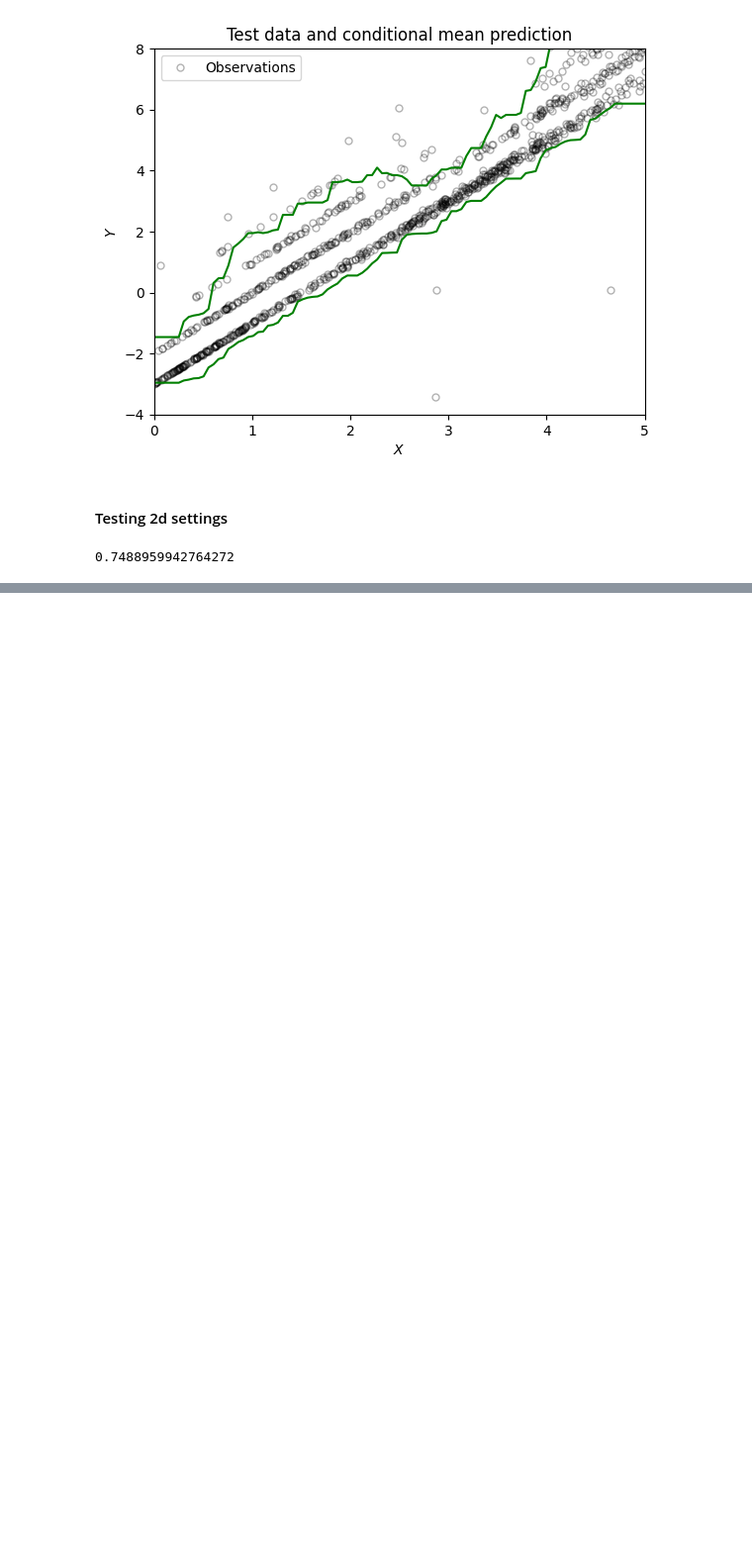
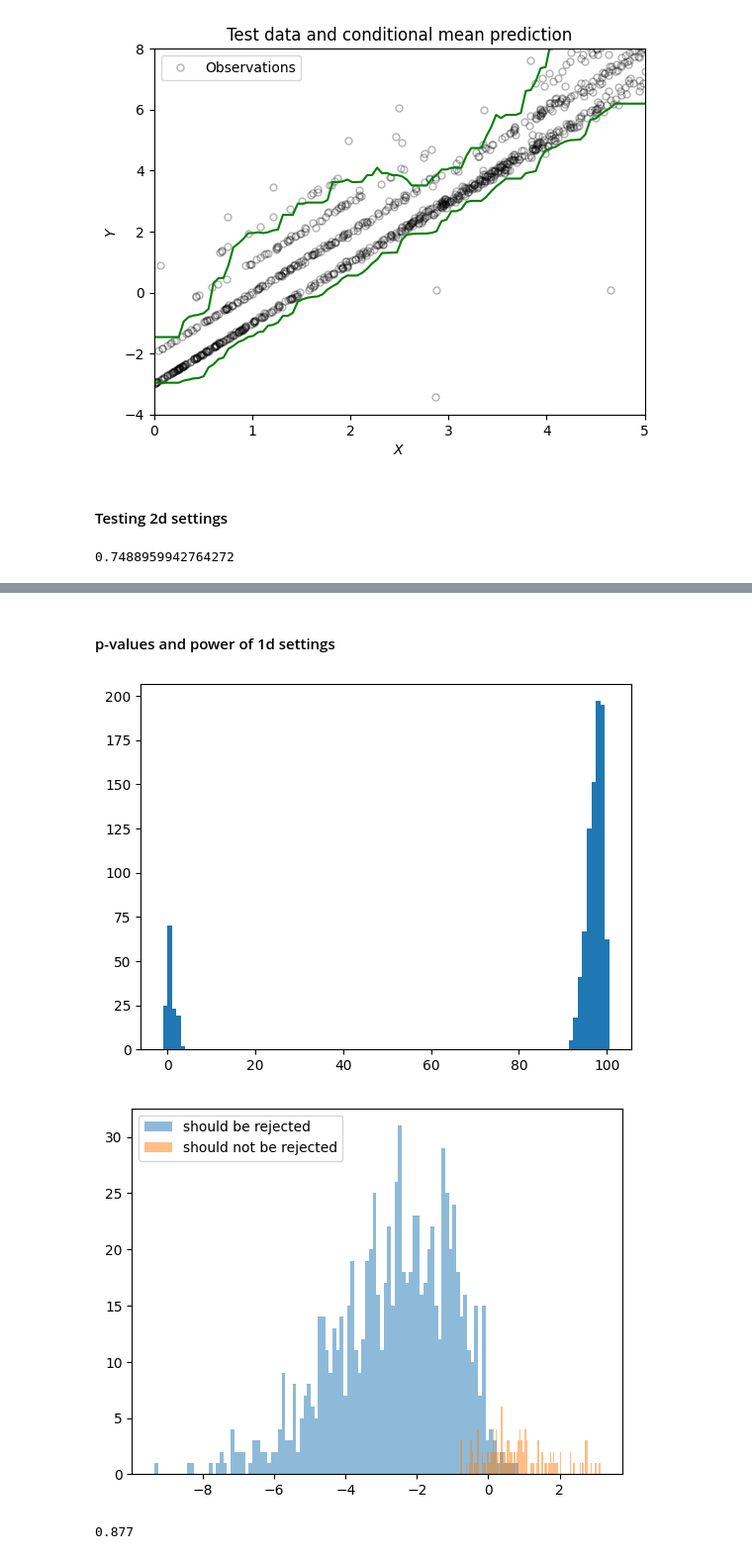
Before and after one commit to Tian-Bai/selcf_paper, a Jupyter notebook: utils/other.ipynb, the cells around one changed output, grey strips where cells are left out. Shown at 99% size. Cells and saved outputs as stored; diff of their text form; code cells hidden in the pictures; blank space fills up the shorter version.

```diff
--- a/utils/other.ipynb
+++ b/utils/other.ipynb
@@ -267,0 +385,52 @@ print(r2_score(Yvalid, rf.predict(Xvalid)))
+# %% [markdown]
+#### p-values and power of 1d settings
+# %%
+from utility import gen_data, BH
+from sklearn.neural_network import MLPRegressor
+from sklearn.linear_model import LinearRegression
+from prediction_model import OracleRegressor
+from sklearn.metrics import r2_score
+import numpy as np
+from matplotlib import pyplot as plt
+import pandas as pd
+
+N = 1000
+ntest = 1000
+setting = 3
+sigma = 0.5 if setting in [1, 2] else 0.2
+cov = 0
+dim = 10
+
+all_r = 0
+
+Xtrain, Ytrain, _ = gen_data(setting, N, sigma, dim=dim)
+Xcalib, Ycalib, _ = gen_data(setting, N, sigma, dim=dim)
+Xtest, Ytest, _ = gen_data(setting, ntest, sigma, dim=dim)
+
+reject = np.where((Ytest > 0))
+notreject = np.where((Ytest <= 0))
+
+mlp = OracleRegressor(setting)
+mlp.fit(Xtrain, Ytrain)
+Ypred_calib = mlp.predict(Xcalib)
+Ypred = mlp.predict(Xtest)
+
+calib_scores = Ycalib - Ypred_calib                                            # BH_res
+calib_scores0 = - Ypred_calib                                                  # BH_sub
+calib_scores_2clip = 100 * ((Ycalib > 0)) - Ypred_calib
+
+test_scores = - Ypred
+
+plt.hist(calib_scores_2clip, bins=100)
+plt.show()
+
+plt.hist(test_scores[reject], bins=100, alpha=0.5, label='should be rejected')
+plt.hist(test_scores[notreject], bins=100, alpha=0.5, label='should not be rejected')
+plt.legend()
+plt.show()
+
+print(len(reject[0]) / len(test_scores))
+# %% [output]
+[figure, added]
+[figure, added]
+0.877
```
Also changed, not shown: parts of 12 cells of this notebook, 7 other files.
